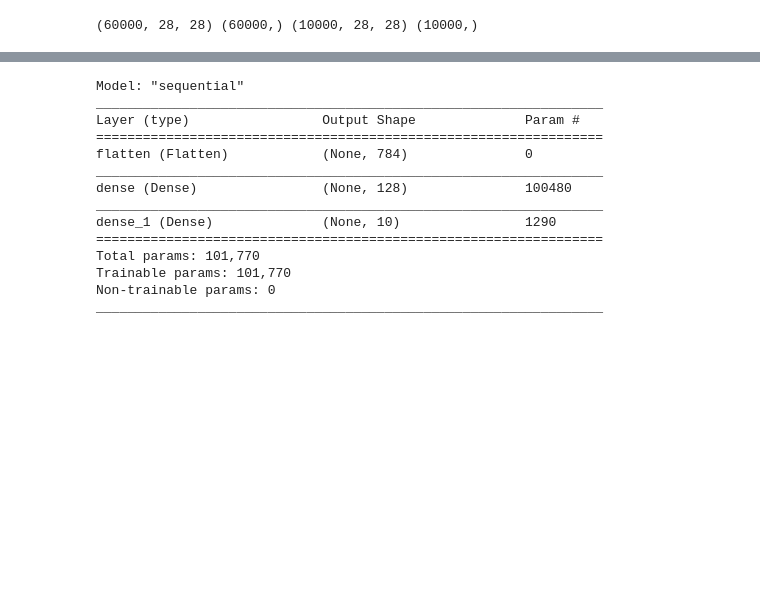
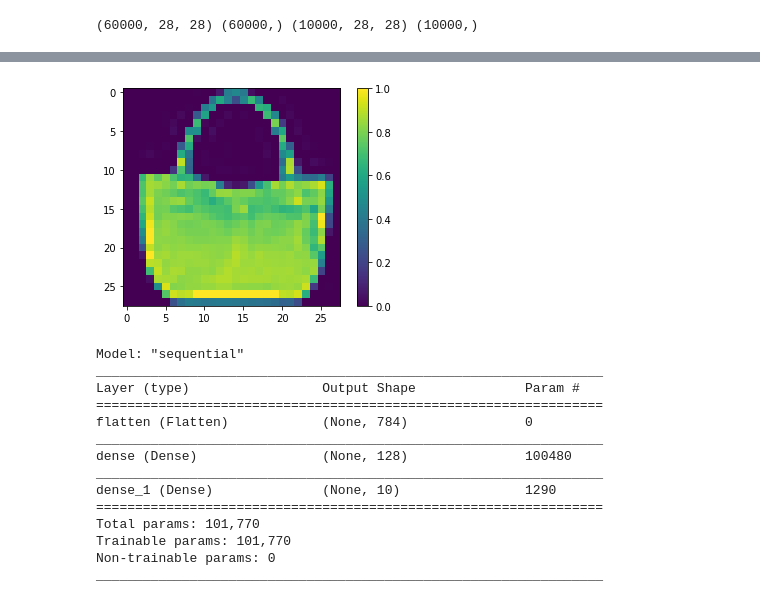
Before and after one commit to yzpTsubasa/playground, a Jupyter notebook: machine_learning/tensorflow_tutorial/lesson_06 softmax 多分类.ipynb, the cells around one changed output, grey strips where cells are left out. Drawn from its saved outputs; the diff is of its cells as text; code cells hidden in the pictures; blank space fills up the shorter version.

```diff
--- a/machine_learning/tensorflow_tutorial/lesson_06 softmax 多分类.ipynb
+++ b/machine_learning/tensorflow_tutorial/lesson_06 softmax 多分类.ipynb
@@ -18,3 +20,10 @@ plt.imshow(train_image[100], cmap='gray')
+# %%
+plt.figure()
+plt.imshow(train_image[100])
+plt.colorbar()
+plt.grid(False)
+# %% [output]
+[figure, added]
 # %%
 # 归一化处理
 train_image = train_image / 0xff
```
Also changed, not shown: parts of 1 cell of this notebook.
